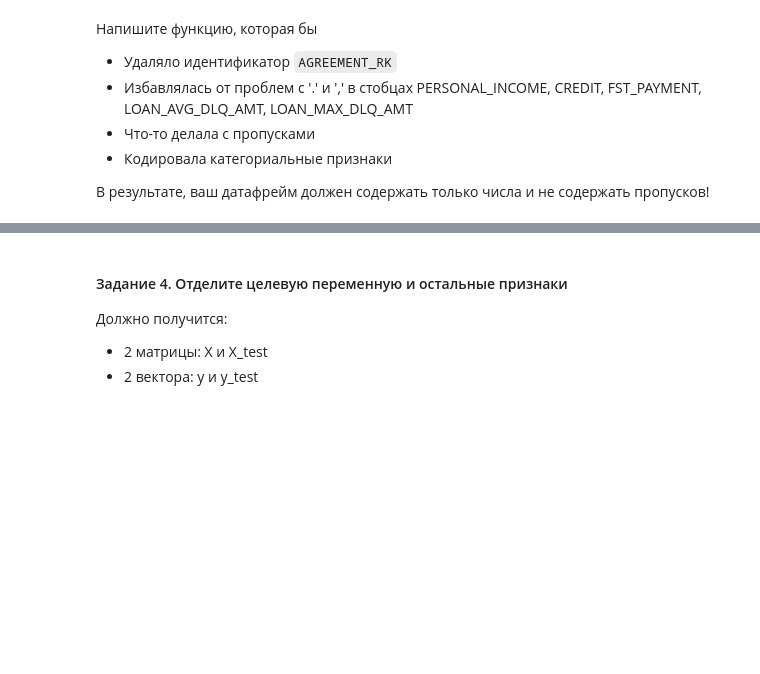
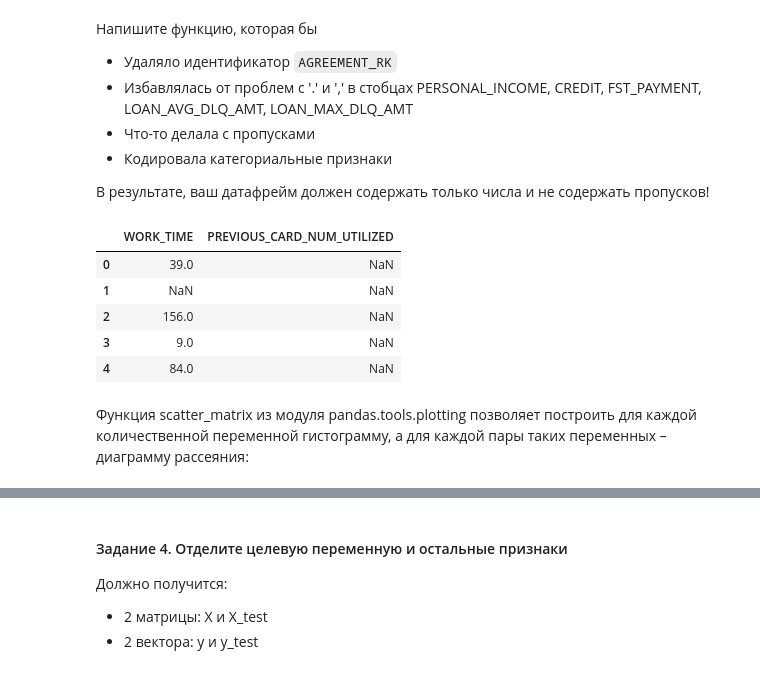
Before and after one commit to bodycat/sfml, a Jupyter notebook: hw_02/hw2-task.ipynb, the cells around one changed output, grey strips where cells are left out. Saved outputs shown, nothing was run; the diff lists cells and outputs as text; code cells hidden in the pictures; blank space fills up the shorter version.

```diff
--- a/hw_02/hw2-task.ipynb
+++ b/hw_02/hw2-task.ipynb
@@ -189,0 +287,12 @@ def preproc_data(df_input):
+# %%
+# таблица содержит пропуски NaN
+df[missing_data_in].head(5)
+# %% [output]
+|  | WORK_TIME | PREVIOUS_CARD_NUM_UTILIZED |
+| 0 | 39.0 | NaN |
+| 1 | NaN | NaN |
+| 2 | 156.0 | NaN |
+| 3 | 9.0 | NaN |
+| 4 | 84.0 | NaN |
+# %% [markdown]
+Функция scatter_matrix из модуля pandas.tools.plotting позволяет построить для каждой количественной переменной гистограмму, а для каждой пары таких переменных – диаграмму рассеяния:
```
Also changed, not shown: parts of 69 cells of this notebook.
